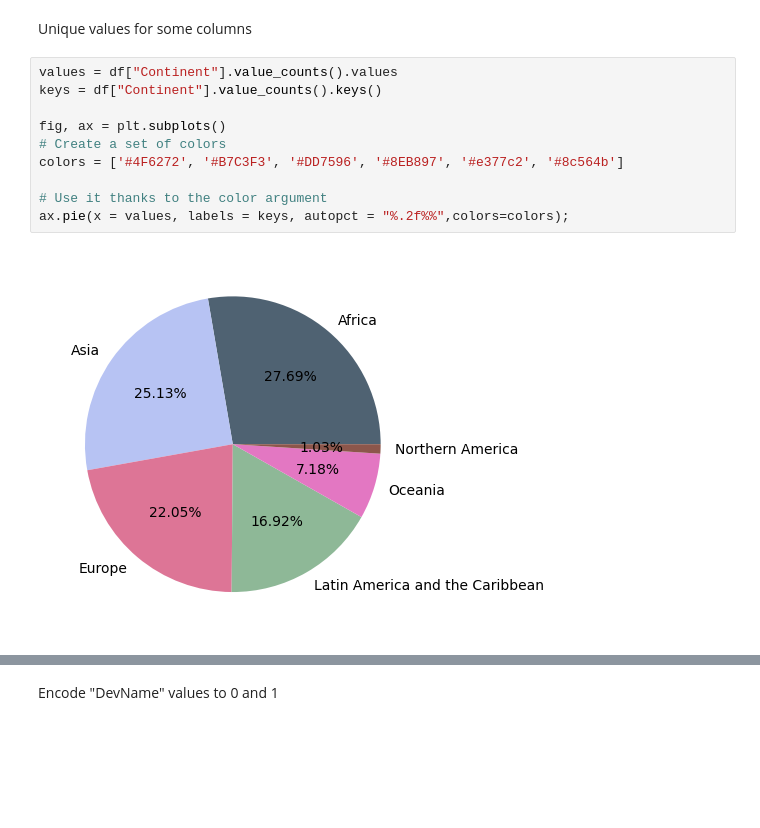
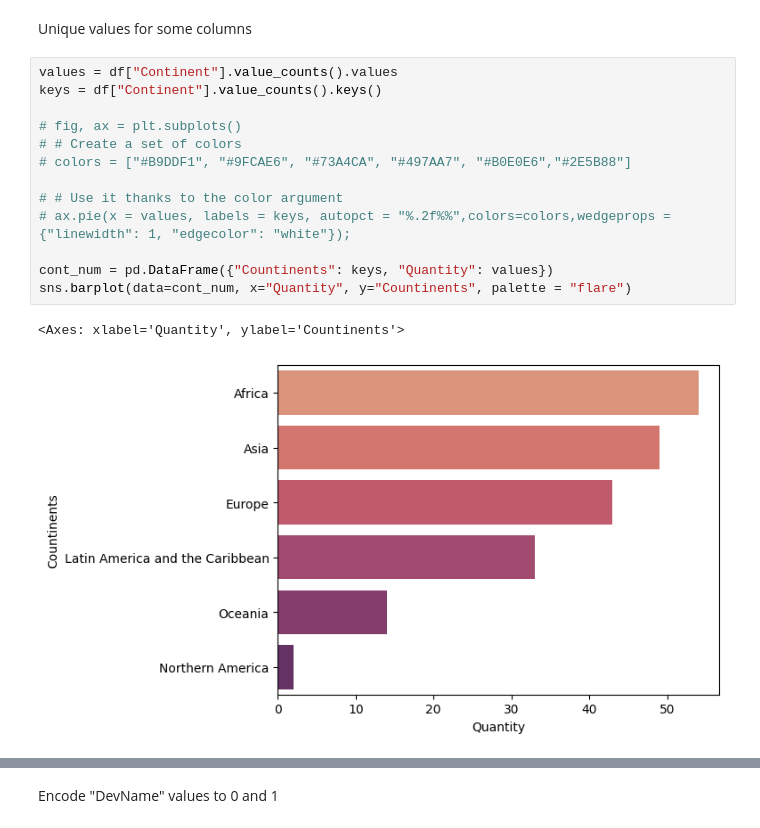
Before and after one commit to HasmikMnatsakanyann/Data-Visualization-Project, a Jupyter notebook: EDA.ipynb, the cells around one changed output, grey strips where cells are left out. Saved outputs shown, nothing was run; the diff lists cells and outputs as text; blank space fills up the shorter version.

```diff
--- a/EDA.ipynb
+++ b/EDA.ipynb
@@ -99,15 +99,19 @@ Unique values for some columns
 # %%
 values = df["Continent"].value_counts().values
 keys = df["Continent"].value_counts().keys()
 
-fig, ax = plt.subplots()
-# Create a set of colors
-colors = ['#4F6272', '#B7C3F3', '#DD7596', '#8EB897', '#e377c2', '#8c564b']
+# fig, ax = plt.subplots()
+# # Create a set of colors
+# colors = ["#B9DDF1", "#9FCAE6", "#73A4CA", "#497AA7", "#B0E0E6","#2E5B88"]
 
-# Use it thanks to the color argument
-ax.pie(x = values, labels = keys, autopct = "%.2f%%",colors=colors);
+# # Use it thanks to the color argument
+# ax.pie(x = values, labels = keys, autopct = "%.2f%%",colors=colors,wedgeprops = {"linewidth": 1, "edgecolor": "white"});
+
+cont_num = pd.DataFrame({"Countinents": keys, "Quantity": values})
+sns.barplot(data=cont_num, x="Quantity", y="Countinents", palette = "flare")
 # %% [output]
+<Axes: xlabel='Quantity', ylabel='Countinents'>
-[figure, old version]
+[figure, new version]
 # %%
 values = df["DevName"].value_counts().values
 keys = df["DevName"].value_counts().keys()
```
Also changed, not shown: parts of 3 cells of this notebook.
